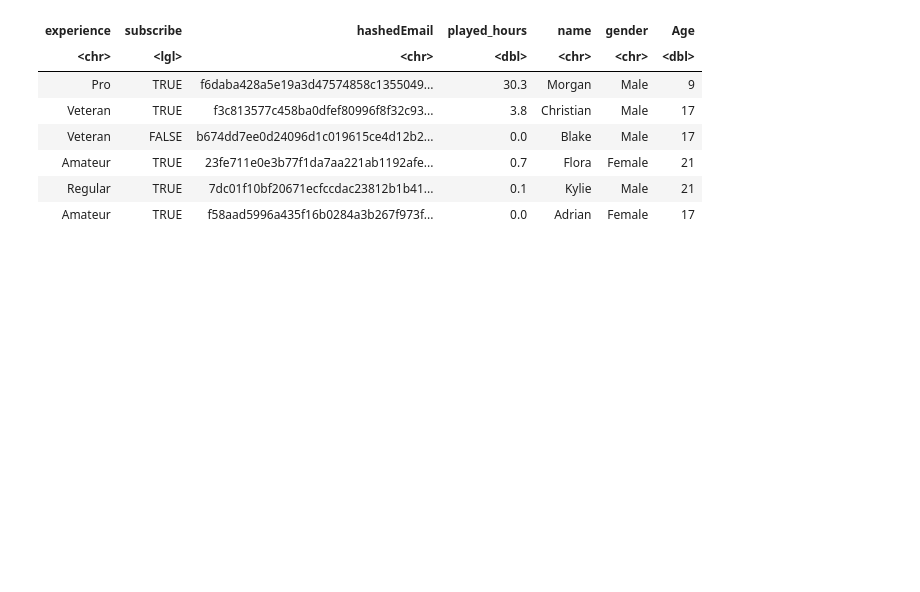
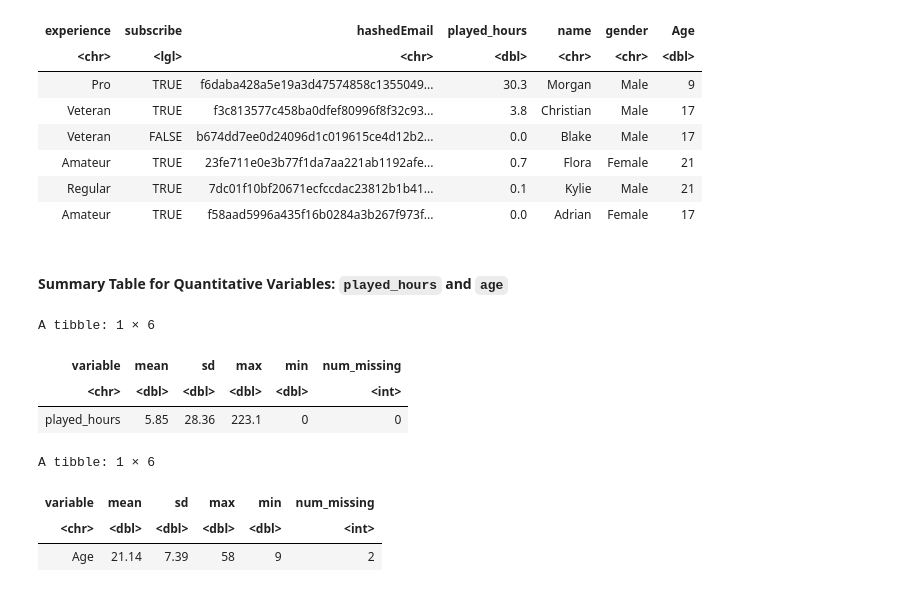
Before and after one commit to Lemiao-Yang/Data_Science_Project, a Jupyter notebook: DSCI_Project.ipynb, the cells around one changed output. Drawn from its saved outputs; the diff is of its cells as text; code cells hidden in the pictures; blank space fills up the shorter version.

```diff
--- a/DSCI_Project.ipynb
+++ b/DSCI_Project.ipynb
@@ -52,4 +51,32 @@ A tibble: 6 × 7
 | Amateur | TRUE | 23fe711e0e3b77f1da7aa221ab1192afe... | 0.7 | Flora | Female | 21 |
 | Regular | TRUE | 7dc01f10bf20671ecfccdac23812b1b41... | 0.1 | Kylie | Male | 21 |
 | Amateur | TRUE | f58aad5996a435f16b0284a3b267f973f... | 0.0 | Adrian | Female | 17 |
+# %% [markdown]
+#### Summary Table for Quantitative Variables: `played_hours` and `age`
+# %%
+summarized_played_hours <- player_data |>
+    summarize(variable = "played_hours",
+              mean = round(mean(played_hours, na.rm = TRUE), 2),
+              sd = round(sd(played_hours, na.rm = TRUE), 2),
+              max = round(max(played_hours, na.rm = TRUE), 2),
+              min = round(min(played_hours, na.rm = TRUE), 2),
+              num_missing = sum(is.na(played_hours)))
+summarized_age <- player_data |>
+    summarize(variable = "Age",
+              mean = round(mean(Age, na.rm = TRUE), 2),
+              sd = round(sd(Age, na.rm = TRUE), 2),
+              max = round(max(Age, na.rm = TRUE), 2),
+              min = round(min(Age, na.rm = TRUE), 2),
+              num_missing = sum(is.na(Age)))
+summarized_played_hours
+summarized_age
+# %% [output]
+A tibble: 1 × 6
+| variable | mean | sd | max | min | num_missing |
+| <chr> | <dbl> | <dbl> | <dbl> | <dbl> | <int> |
+| played_hours | 5.85 | 28.36 | 223.1 | 0 | 0 |
+A tibble: 1 × 6
+| variable | mean | sd | max | min | num_missing |
+| <chr> | <dbl> | <dbl> | <dbl> | <dbl> | <int> |
+| Age | 21.14 | 7.39 | 58 | 9 | 2 |
 # %% [markdown]
```
Also changed, not shown: parts of 14 cells of this notebook.
